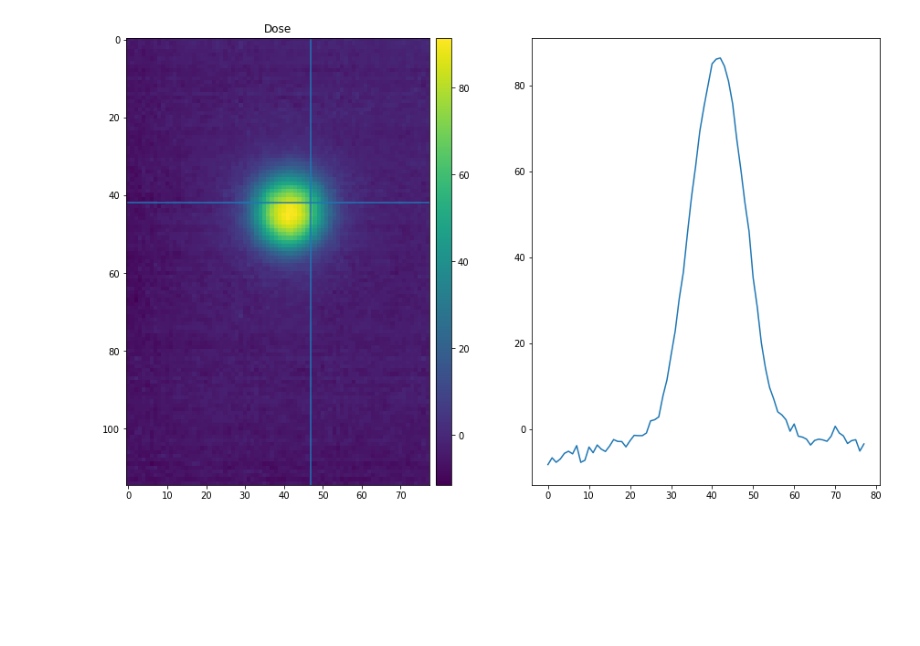
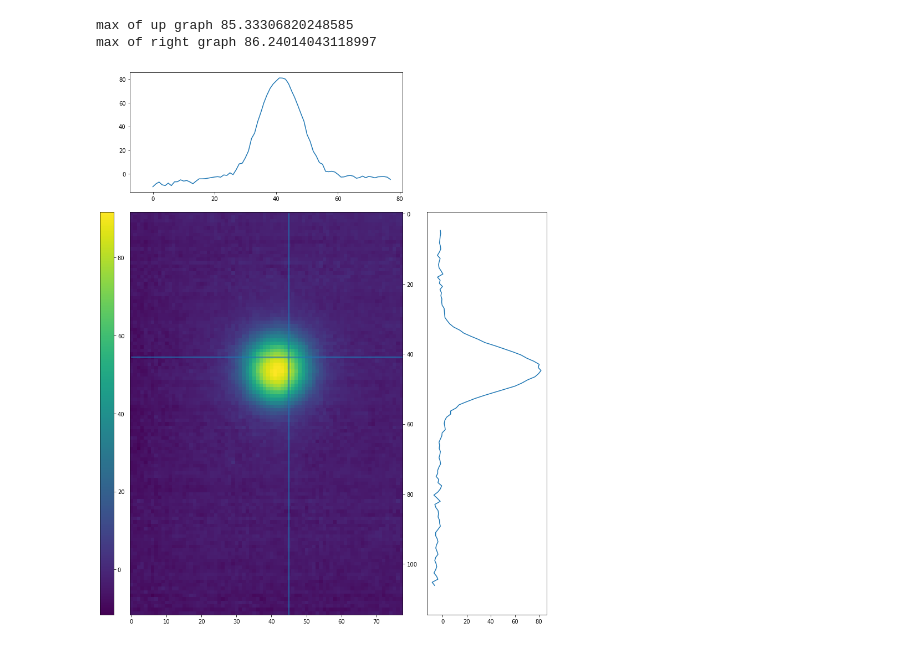
Before and after one commit to TheHelvetHawk/stageinfo, a Jupyter notebook: EBT3_ConvertToDose.ipynb, the cells around one changed output. Cells and saved outputs as stored; diff of their text form; code cells hidden in the pictures; blank space fills up the shorter version.

Commit message:
Update EBT3_ConvertToDose : fancy design

```diff
--- a/EBT3_ConvertToDose.ipynb
+++ b/EBT3_ConvertToDose.ipynb
@@ -79,52 +85,67 @@ def readAndConvertImg(filename, coefs):
 
 
 
-
 # PLOTS THE DOSE IMAGE #
 
 coefs = [m_coefA, m_coefB, m_coefC, m_coefD]
 
 doseimg, sizex, sizey = readAndConvertImg(m_filename, coefs)
 
-plt.rcParams['figure.figsize'] = (15,9)
-fig = plt.figure()
-gs = gridspec.GridSpec(1,2)
+plt.rcParams['figure.figsize'] = (30,18)
 
-ax1 = fig.add_subplot(gs[0])
+fig, ax1 = plt.subplots()
 im1 = ax1.imshow(doseimg)#, cmap="Greys", vmin = 0, vmax = 100)
-ax1.set_title('Dose')
+ax1.yaxis.set_label_position('right')
+ax1.yaxis.tick_right()
+#ax1.set_title('Dose')
 #ax1.axes.get_xaxis().set_visible(False)
 #ax1.axes.get_yaxis().set_visible(False)
 ax1.axes.autoscale(False)
 
 com = ndimage.measurements.center_of_mass(doseimg[10:sizex-10,10:sizey-10])
 comx = int(com[0])+10
 comy = int(com[1])+10
 
-#com = ndimage.measurements.center_of_mass(doseimg[comx-30:comx+30, comy-30:comy+30])
-#comx = int(com[0])+comx-30
-#comy = int(com[1])+comy-30
+com = ndimage.measurements.center_of_mass(doseimg[comx-10:comx+10, comy-10:comy+10])
+comx += int(com[0])-10
+comy += int(com[1])-10
 
+#comx = 45
+#comy = 41
+
+# Points
 linex = [0,sizex]
 liney = [comy,comy]
 line1 = plt.Line2D(linex, liney)
 ax1.add_line(line1)
 linex = [comx,comx]
 liney = [0,sizey]
 line2 = plt.Line2D(linex, liney)
 ax1.add_line(line2)
 
-ax2 = fig.add_subplot(gs[1])
-im2 = ax2.plot(doseimg[comy,:])
 
 try:
     divider1 = make_axes_locatable(ax1)
-    cax1 = divider1.append_axes("right", size="5%", pad=0.1)
+
+    cax1 = divider1.append_axes('left', size='5%', pad=0.4)
     plt.colorbar(im1, cax=cax1)
+
+    ax2 = divider1.append_axes('top', 3, pad=0.5, sharex=axScatter)
+    ax2.plot(doseimg[comy,:])
+
+    ax3 = divider1.append_axes('right', 3, pad=0.6, sharey=axScatter)
+    ax3.plot(doseimg[:,comx][::-1],range(sizey))
+    ax3.yaxis.set_visible(False)
+
+    print("max of up graph", ax2.get_ylim()[1])
+    print("max of right graph", ax3.get_xlim()[1])
+
 except:
     print('Error displaying images side bars')
 # %% [output]
+max of up graph 85.33306820248585
+max of right graph 86.24014043118997
-[figure, old version]
+[figure, new version]
 # %%
 import numpy as np
 import matplotlib.pyplot as plt
```
Also changed, not shown: parts of 5 cells of this notebook.
